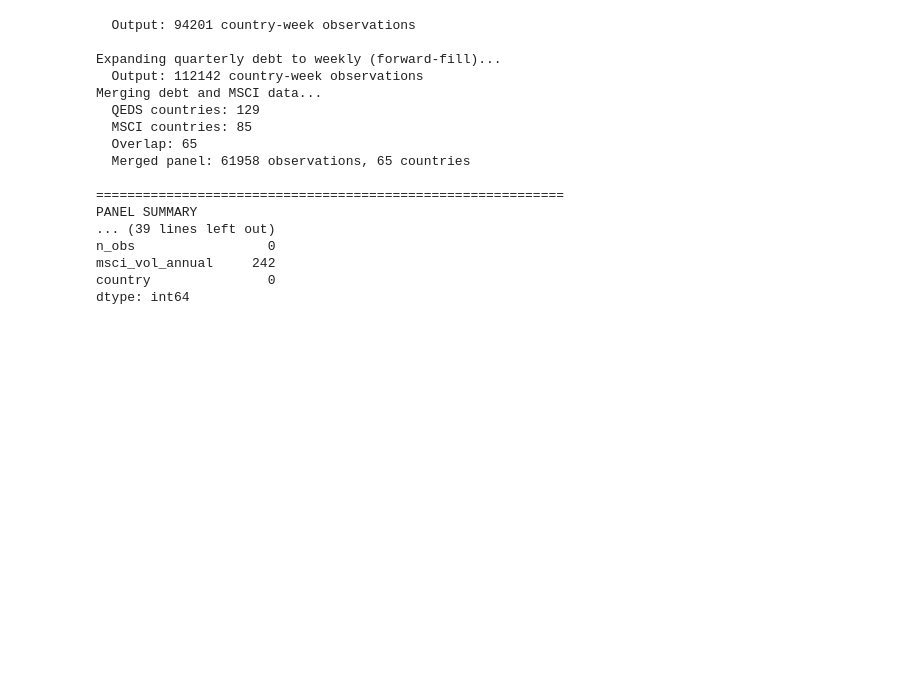
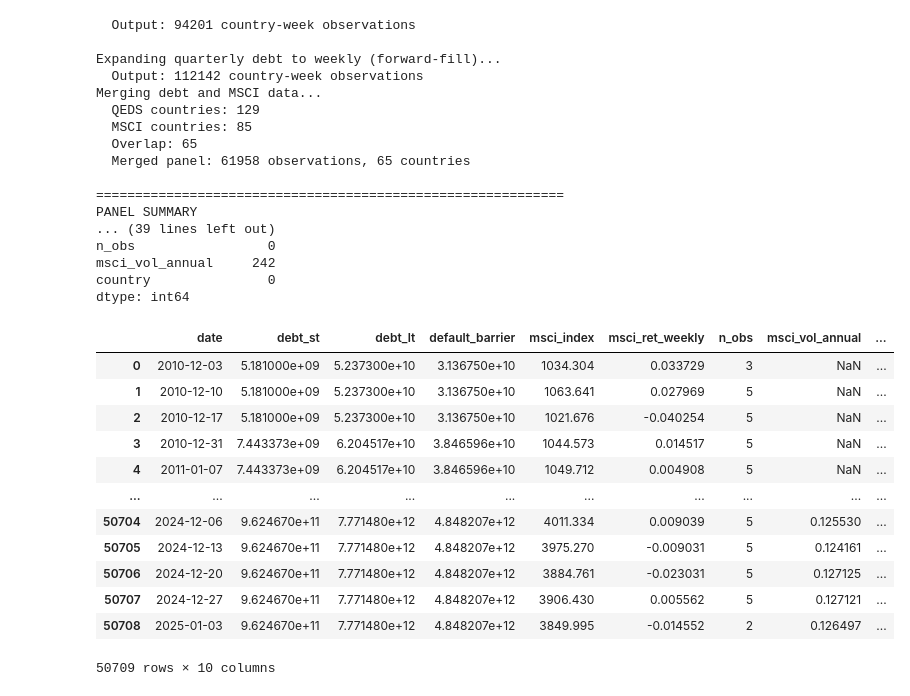
Before and after one commit to juanfp02/commodities_and_sovereigns, a Jupyter notebook: 02_structural_models_panel_build.ipynb, the cells around one changed output. Drawn from its saved outputs; the diff is of its cells as text; code cells hidden in the pictures; blank space fills up the shorter version.

```diff
--- a/02_structural_models_panel_build.ipynb
+++ b/02_structural_models_panel_build.ipynb
@@ -5,6 +5,7 @@ import numpy as np
 QEDS_PATH = "data/processed/WB_QEDS/QEDS_SDDS.csv"
 MSCI_PATH = "data/processed/MSCI_indices/mscicountryindex.csv"
 CDS_PATH = "data/processed/CDS/Weekly_CDS.csv"
+OVX_PATH = "data/processed/Macroeconomic_variables/OVXCLS.csv"
 # %%
 #Debt stats
 
@@ -387,0 +387,28 @@ panel.to_csv('structural_model_panel.csv')
+# %%
+ovx = pd.read_csv(OVX_PATH)
+ovx['Date'] = pd.to_datetime(ovx['Date'])
+ovx.columns = ['date','OVX']
+ovx.set_index('date',inplace=True)
+weekly_ovx_df = ovx.resample('W-FRI').ffill().dropna()
+# %%
+
+
+panel = panel.merge(weekly_ovx_df, on='date')
+
+panel.to_csv('structural_model_panel.csv')
+# %%
+panel
+# %% [output]
+|  | date | debt_st | debt_lt | default_barrier | msci_index | msci_ret_weekly | n_obs | msci_vol_annual | ... |
+| 0 | 2010-12-03 | 5.181000e+09 | 5.237300e+10 | 3.136750e+10 | 1034.304 | 0.033729 | 3 | NaN | ... |
+| 1 | 2010-12-10 | 5.181000e+09 | 5.237300e+10 | 3.136750e+10 | 1063.641 | 0.027969 | 5 | NaN | ... |
+| 2 | 2010-12-17 | 5.181000e+09 | 5.237300e+10 | 3.136750e+10 | 1021.676 | -0.040254 | 5 | NaN | ... |
+| 3 | 2010-12-31 | 7.443373e+09 | 6.204517e+10 | 3.846596e+10 | 1044.573 | 0.014517 | 5 | NaN | ... |
+| 4 | 2011-01-07 | 7.443373e+09 | 6.204517e+10 | 3.846596e+10 | 1049.712 | 0.004908 | 5 | NaN | ... |
+| ... | ... | ... | ... | ... | ... | ... | ... | ... | ... |
+| 50704 | 2024-12-06 | 9.624670e+11 | 7.771480e+12 | 4.848207e+12 | 4011.334 | 0.009039 | 5 | 0.125530 | ... |
+| 50705 | 2024-12-13 | 9.624670e+11 | 7.771480e+12 | 4.848207e+12 | 3975.270 | -0.009031 | 5 | 0.124161 | ... |
+| 50706 | 2024-12-20 | 9.624670e+11 | 7.771480e+12 | 4.848207e+12 | 3884.761 | -0.023031 | 5 | 0.127125 | ... |
+| 50707 | 2024-12-27 | 9.624670e+11 | 7.771480e+12 | 4.848207e+12 | 3906.430 | 0.005562 | 5 | 0.127121 | ... |
+| 50708 | 2025-01-03 | 9.624670e+11 | 7.771480e+12 | 4.848207e+12 | 3849.995 | -0.014552 | 2 | 0.126497 | ... |
+50709 rows × 10 columns
```
Also changed, not shown: parts of 1 cell of this notebook, 5 other files.
